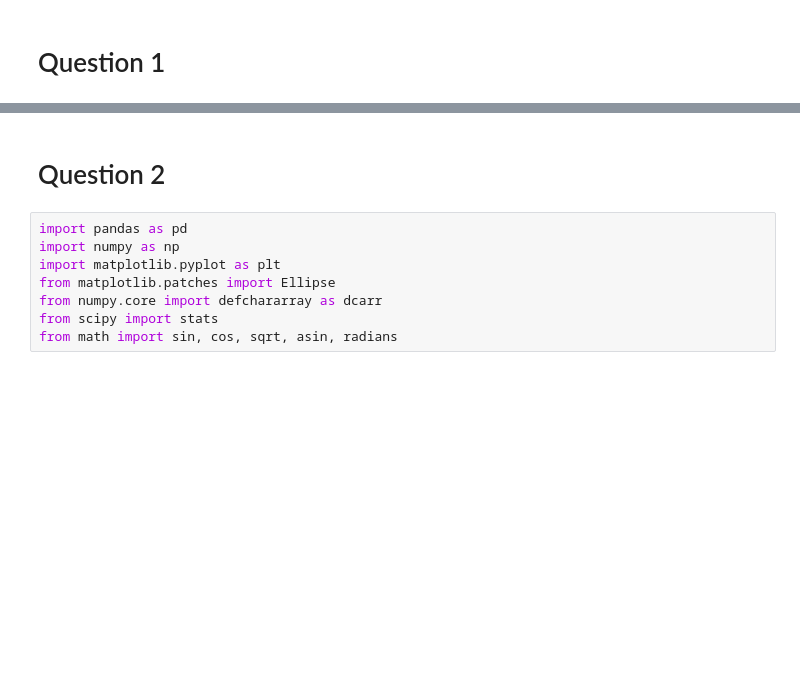
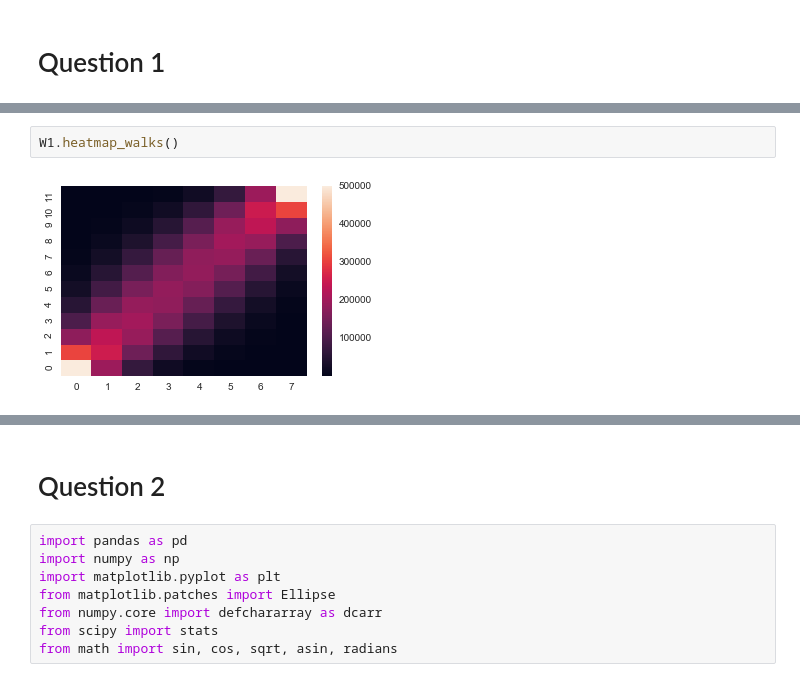
Before and after one commit to knowbodynos/data_incub, a Jupyter notebook: notebooks/Challenge.ipynb, the cells around one changed output, grey strips where cells are left out. Cells and saved outputs as stored; diff of their text form; blank space fills up the shorter version.

```diff
--- a/notebooks/Challenge.ipynb
+++ b/notebooks/Challenge.ipynb
@@ -92,0 +161,4 @@ W1.plot_last_walk()
+# %%
+W1.heatmap_walks()
+# %% [output]
+[figure, added]
```
Also changed, not shown: parts of 13 cells of this notebook, 2 other files.
